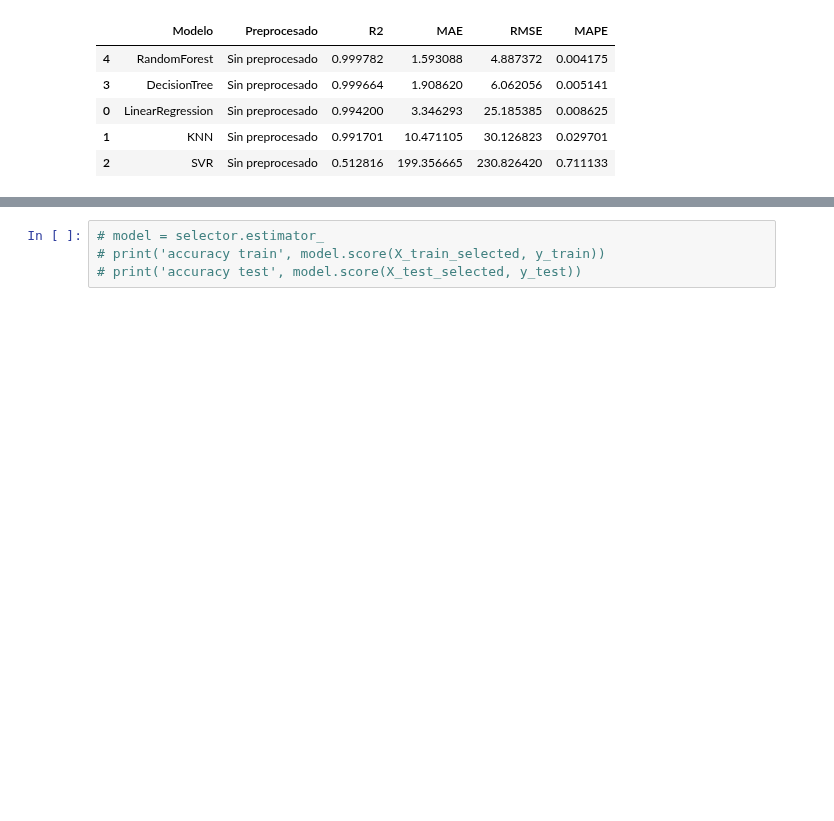
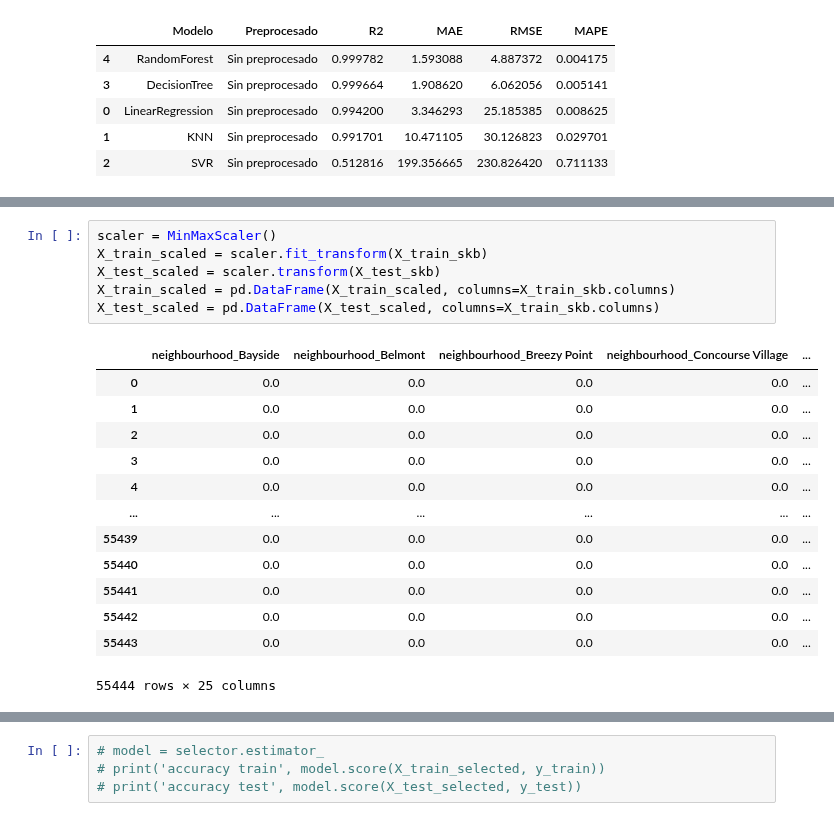
Before and after one commit to ceciorosco/Cecilia-Repositorio, a Jupyter notebook: Modulo 5/m5_ceci.ipynb, the cells around one changed output, grey strips where cells are left out. Drawn from its saved outputs; the diff is of its cells as text; blank space fills up the shorter version.

```diff
--- a/Modulo 5/m5_ceci.ipynb
+++ b/Modulo 5/m5_ceci.ipynb
@@ -429,0 +412,20 @@ calculate('Con SelectKBest', X_train_skb, X_test_skb, y_train, y_test)
+# %%
+scaler = MinMaxScaler()
+X_train_scaled = scaler.fit_transform(X_train_skb)
+X_test_scaled = scaler.transform(X_test_skb)
+X_train_scaled = pd.DataFrame(X_train_scaled, columns=X_train_skb.columns)
+X_test_scaled = pd.DataFrame(X_test_scaled, columns=X_train_skb.columns)
+# %% [output]
+|  | neighbourhood_Bayside | neighbourhood_Belmont | neighbourhood_Breezy Point | neighbourhood_Concourse Village | ... |
+| 0 | 0.0 | 0.0 | 0.0 | 0.0 | ... |
+| 1 | 0.0 | 0.0 | 0.0 | 0.0 | ... |
+| 2 | 0.0 | 0.0 | 0.0 | 0.0 | ... |
+| 3 | 0.0 | 0.0 | 0.0 | 0.0 | ... |
+| 4 | 0.0 | 0.0 | 0.0 | 0.0 | ... |
+| ... | ... | ... | ... | ... | ... |
+| 55439 | 0.0 | 0.0 | 0.0 | 0.0 | ... |
+| 55440 | 0.0 | 0.0 | 0.0 | 0.0 | ... |
+| 55441 | 0.0 | 0.0 | 0.0 | 0.0 | ... |
+| 55442 | 0.0 | 0.0 | 0.0 | 0.0 | ... |
+| 55443 | 0.0 | 0.0 | 0.0 | 0.0 | ... |
+55444 rows × 25 columns
```
Also changed, not shown: parts of 11 cells of this notebook, 4 other files.
